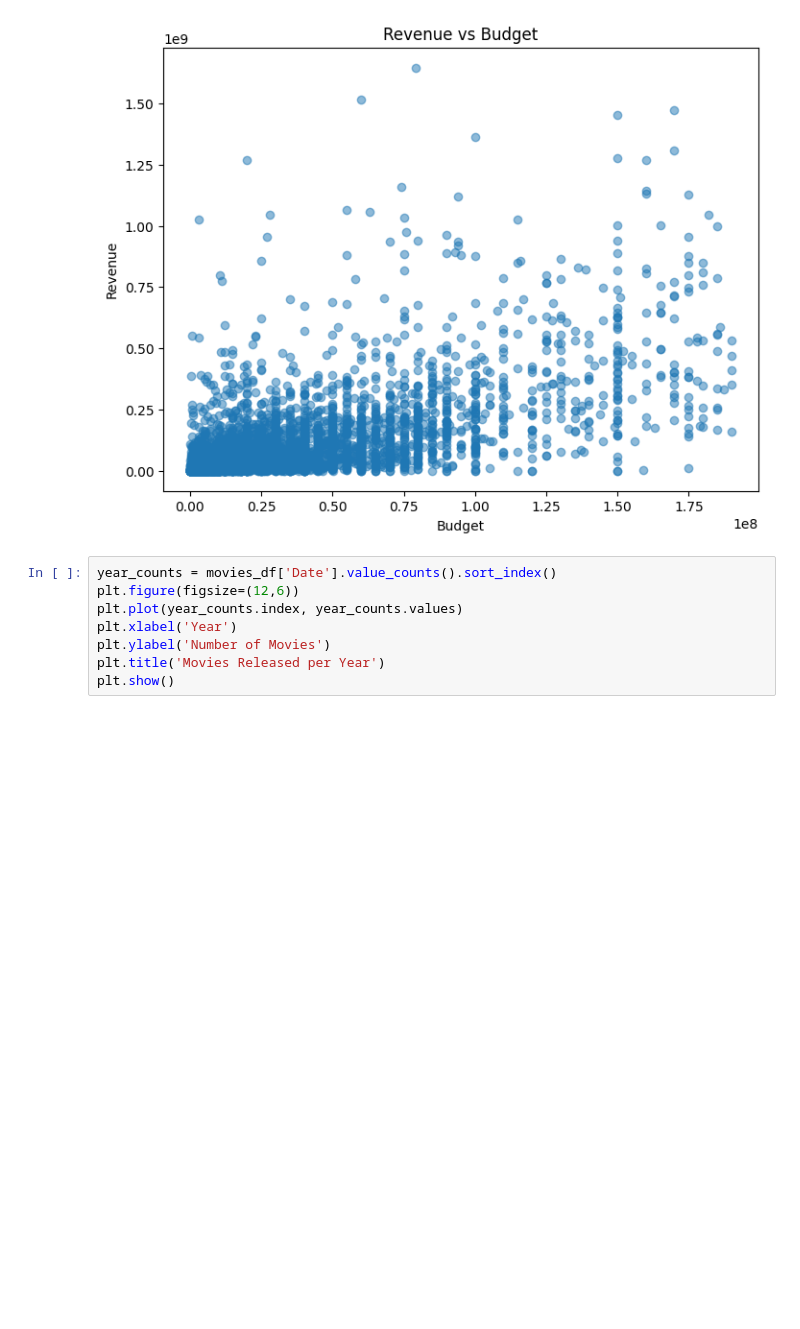
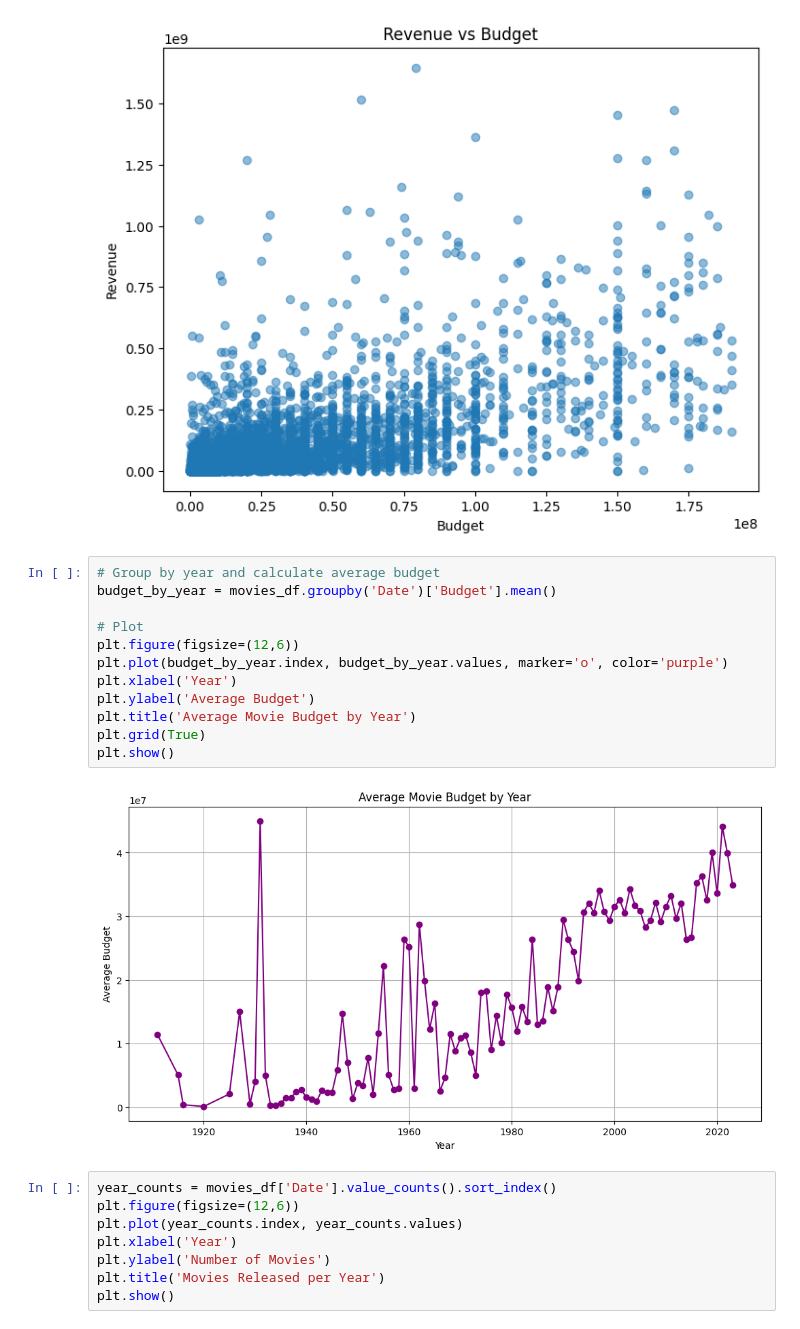
Before and after one commit to stanleyotieno1/Data-analysis-assignment, a Jupyter notebook: Jupyter-files/movies.ipynb, the cells around one changed output. Drawn from its saved outputs; the diff is of its cells as text; blank space fills up the shorter version.

```diff
--- a/Jupyter-files/movies.ipynb
+++ b/Jupyter-files/movies.ipynb
@@ -165,6 +165,20 @@ plt.title('Revenue vs Budget')
 plt.show()
 # %% [output]
 [figure]
+# %%
+# Group by year and calculate average budget
+budget_by_year = movies_df.groupby('Date')['Budget'].mean()
+
+# Plot
+plt.figure(figsize=(12,6))
+plt.plot(budget_by_year.index, budget_by_year.values, marker='o', color='purple')
+plt.xlabel('Year')
+plt.ylabel('Average Budget')
+plt.title('Average Movie Budget by Year')
+plt.grid(True)
+plt.show()
+# %% [output]
+[figure, added]
 # %%
 year_counts = movies_df['Date'].value_counts().sort_index()
 plt.figure(figsize=(12,6))
```
Also changed, not shown: parts of 3 cells of this notebook.
